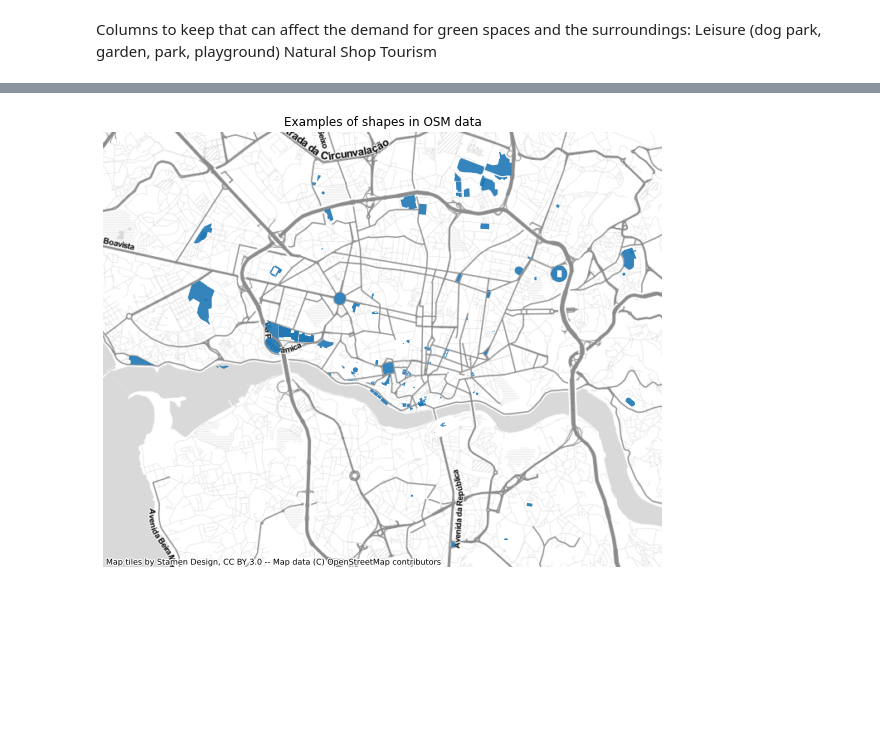
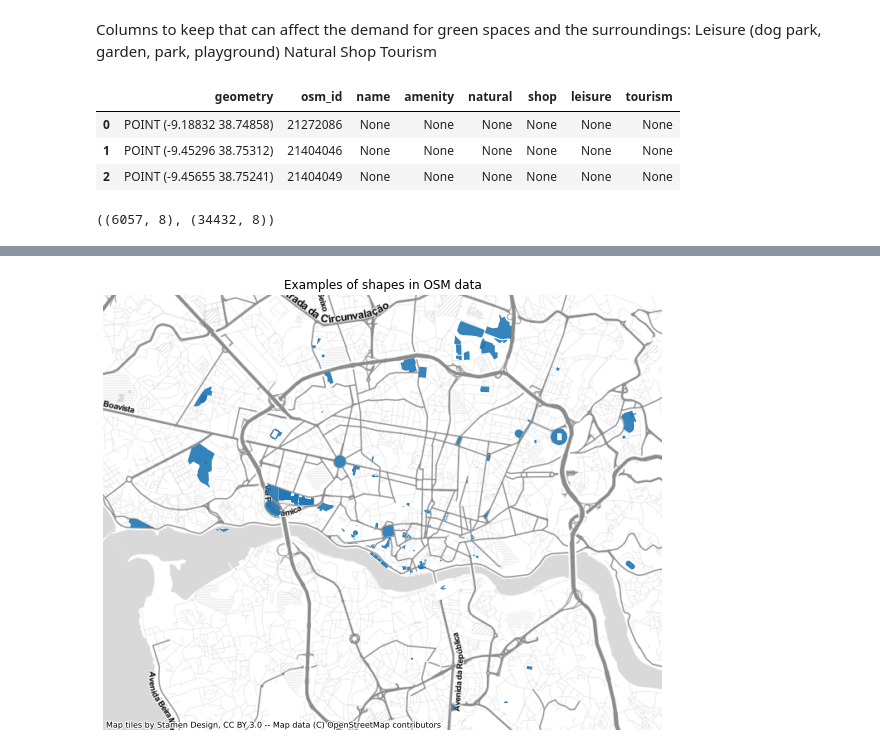
Before and after one commit to McNickSisto/world_data_league, a Jupyter notebook: stage_4/sisto_osm_amenities-mg.ipynb, the cells around one changed output, grey strips where cells are left out. Cells and saved outputs as stored; diff of their text form; code cells hidden in the pictures; blank space fills up the shorter version.

```diff
--- a/stage_4/sisto_osm_amenities-mg.ipynb
+++ b/stage_4/sisto_osm_amenities-mg.ipynb
@@ -236,6 +258,13 @@ Tourism
 # reducing features
 poi_porto = gdf_porto_poly[['geometry', 'osm_id','name','amenity','natural', 'shop', 'leisure', 'tourism']]
 poi_lisbon = gdf_lis_poly[['geometry', 'osm_id','name','amenity','natural', 'shop', 'leisure', 'tourism']]
+# %%
+poi_porto.head(3)
+# %% [output]
+|  | geometry | osm_id | name | amenity | natural | shop | leisure | tourism |
+| 0 | POINT (-9.18832 38.74858) | 21272086 | None | None | None | None | None | None |
+| 1 | POINT (-9.45296 38.75312) | 21404046 | None | None | None | None | None | None |
+| 2 | POINT (-9.45655 38.75241) | 21404049 | None | None | None | None | None | None |
 # %%
 # removing all nan vals
 def remove_rows(df):
@@ -243,6 +272,10 @@ def remove_rows(df):
     df_mod = df.dropna(how='all', subset=['amenity', 'natural', 'shop', 'leisure', 'tourism'])
 #     df_mod = df_mod[~df_mod.is_empty] # check if neccessary
     return df_mod
+# %%
+poi_lisbon_clean.shape, poi_porto_clean.shape
+# %% [output]
+((6057, 8), (34432, 8))
 # %%
 poi_lisbon_clean = remove_rows(poi_lisbon)
 poi_lisbon_clean.head(3)
```
Also changed, not shown: parts of 16 cells of this notebook.
